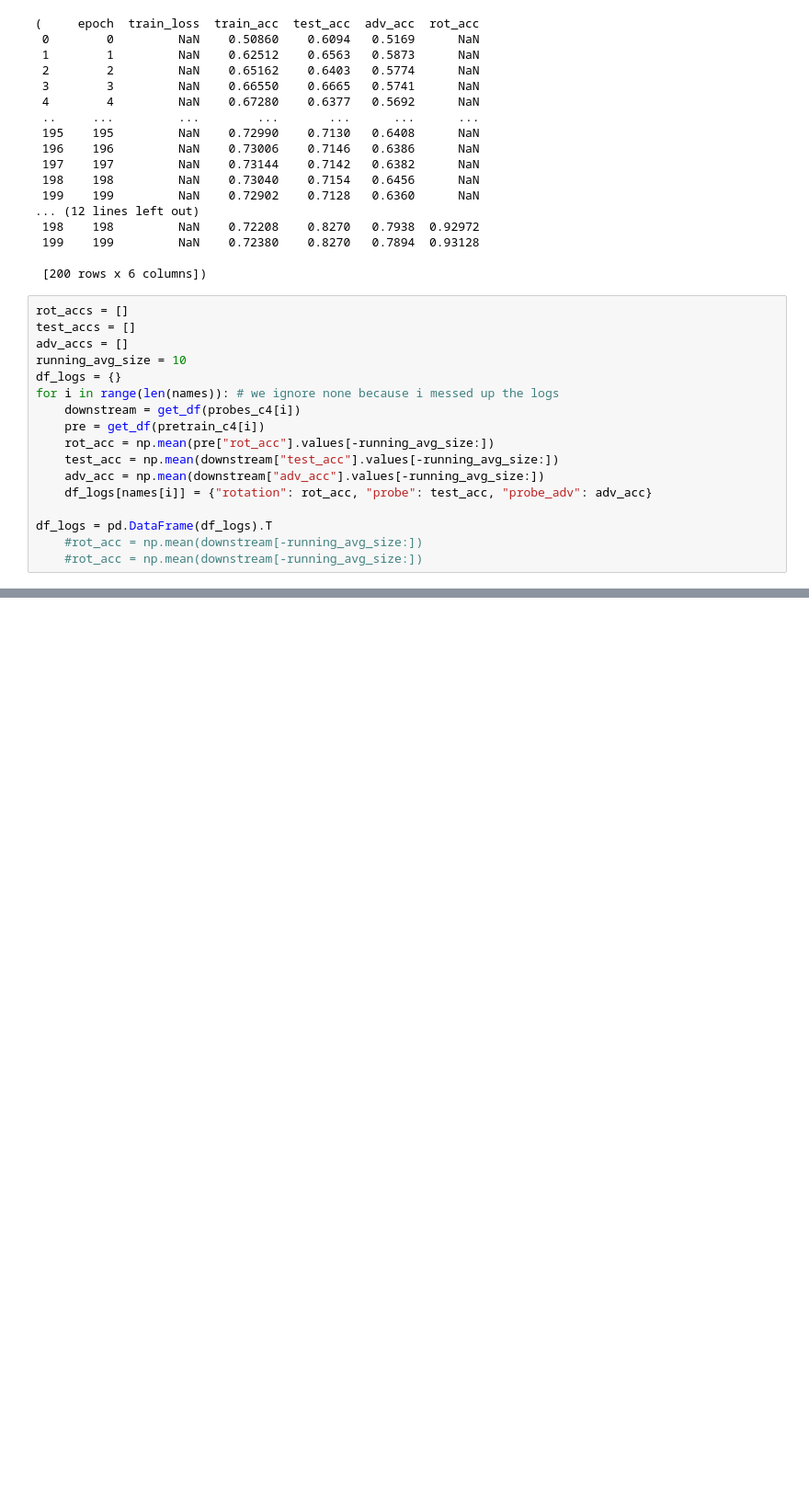
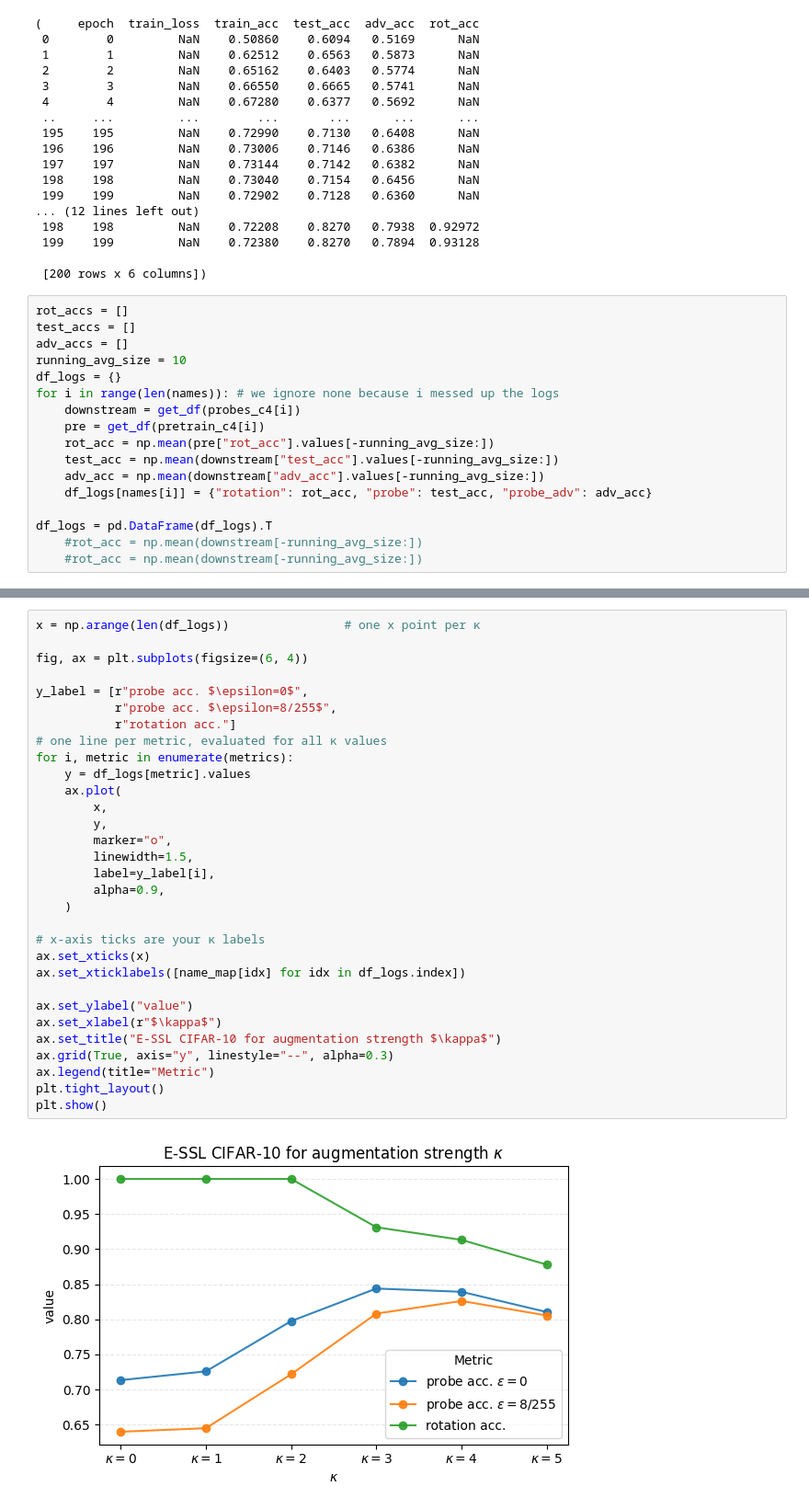
Before and after one commit to miguelmartins/ESSL-identifiability, a Jupyter notebook: parse_logs.ipynb, the cells around one changed output, grey strips where cells are left out. Shown at 92% size. Drawn from its saved outputs; the diff is of its cells as text; blank space fills up the shorter version.

```diff
--- a/parse_logs.ipynb
+++ b/parse_logs.ipynb
@@ -131,3 +268,36 @@ simclr2  0.913206  0.83925    0.82618
+# %%
+x = np.arange(len(df_logs))                # one x point per κ
+
+fig, ax = plt.subplots(figsize=(6, 4))
+
+y_label = [r"probe acc. $\epsilon=0$",
+           r"probe acc. $\epsilon=8/255$",
+           r"rotation acc."]
+# one line per metric, evaluated for all κ values
+for i, metric in enumerate(metrics):
+    y = df_logs[metric].values
+    ax.plot(
+        x,
+        y,
+        marker="o",
+        linewidth=1.5,
+        label=y_label[i],
+        alpha=0.9,
+    )
+
+# x-axis ticks are your κ labels
+ax.set_xticks(x)
+ax.set_xticklabels([name_map[idx] for idx in df_logs.index])
+
+ax.set_ylabel("value")
+ax.set_xlabel(r"$\kappa$")
+ax.set_title("E-SSL CIFAR-10 for augmentation strength $\kappa$")
+ax.grid(True, axis="y", linestyle="--", alpha=0.3)
+ax.legend(title="Metric")
+plt.tight_layout()
+plt.show()
+# %% [output]
+[figure, added]
 # %%
 import pandas as pd
 import matplotlib.pyplot as plt
```
Also changed, not shown: parts of 10 cells of this notebook, 1 other file.
